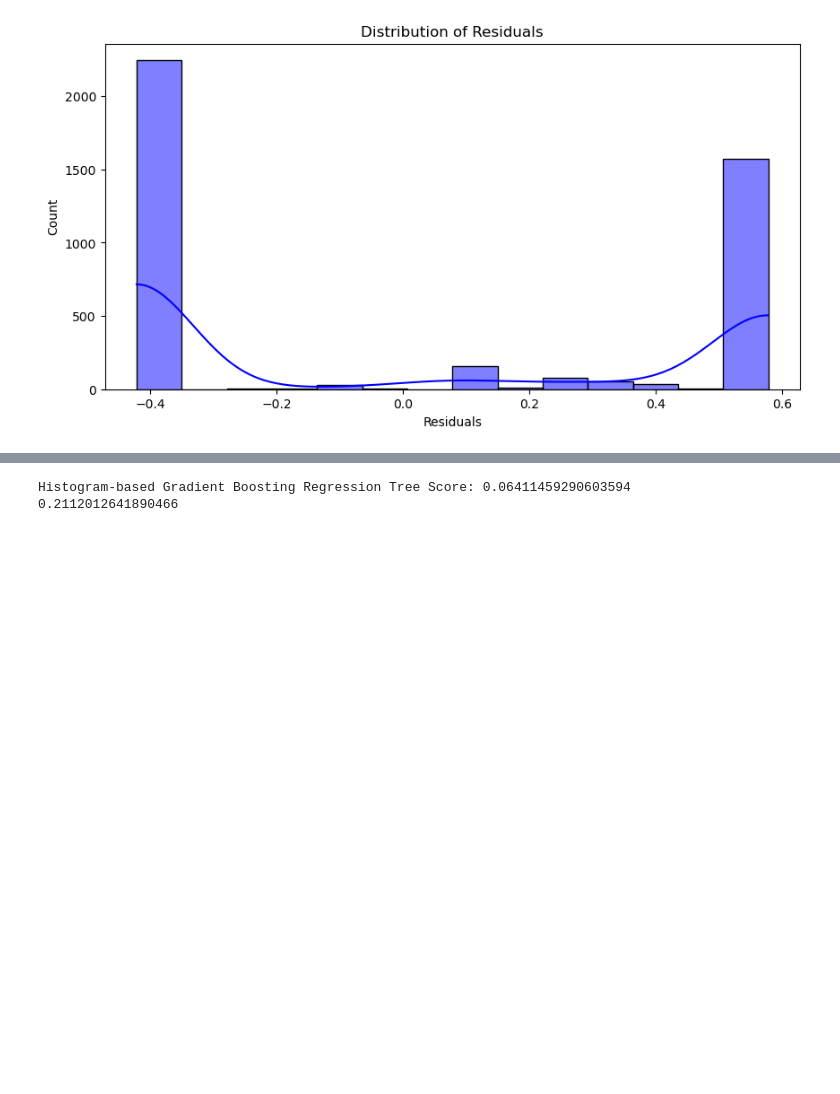
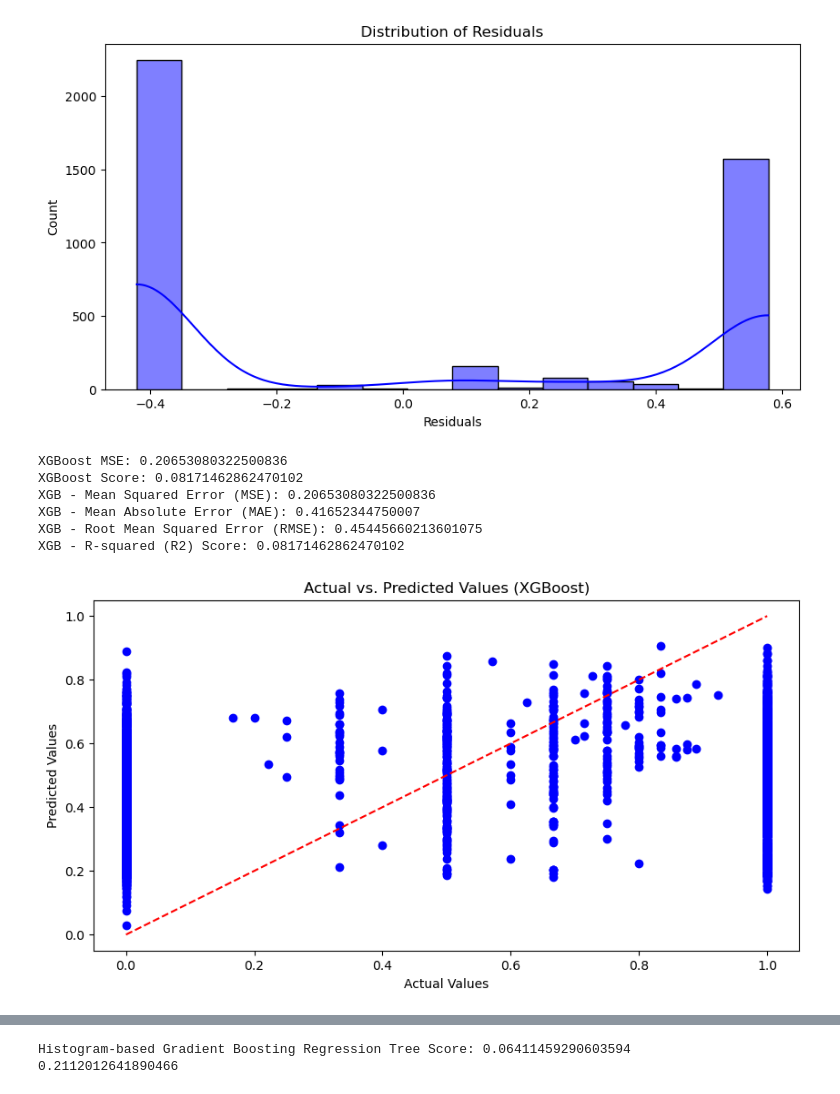
Before and after one commit to erika-ld/CPSC483-Machine-Learning-Project, a Jupyter notebook: evaluation_and_analysis_copy.ipynb, the cells around one changed output, grey strips where cells are left out. Cells and saved outputs as stored; diff of their text form; code cells hidden in the pictures; blank space fills up the shorter version.

Commit message:
Updated the new eval and analysis notebook w/ xgb code & plots

```diff
--- a/evaluation_and_analysis_copy.ipynb
+++ b/evaluation_and_analysis_copy.ipynb
@@ -417,3 +417,57 @@ plt.title('Distribution of Residuals')
 plt.show()
 # %% [output]
 [figure]
+# %%
+#Extreme Gradient Boosting
+#XGB on the processed dataset
+xgb_r = xg.XGBRegressor(objective ='reg:squarederror', n_estimators = 10, seed = 123)
+xgb_r.fit(X_train_copy, y_train_copy)
+y_predict_xgb = xgb_r.predict(X_test_copy)
+
+# Saving the trained XBG model
+mse_xgb = mean_squared_error(y_test_copy, y_predict_xgb)
+print("XGBoost MSE:", mse_xgb)
+
+filename_xgb = 'finalized_model_XGB1.model'
+pickle.dump(xgb_r, open(filename_xgb, 'wb'))
+
+# Loading the XGBoost model and evaluating its performance
+loaded_xgb_model = pickle.load(open(filename_xgb, 'rb'))
+result_xgbr = xgb_r.score(X_test_copy, y_test_copy)
+print("XGBoost Score:", result_xgbr)
+
+# Evaluating XGBoost performance using different metrics
+
+# Mean Squared Error (MSE)
+mse_xgb = mean_squared_error(y_test_copy, y_predict_xgb)
+print("XGB - Mean Squared Error (MSE):", mse_xgb)
+
+# Mean Absolute Error (MAE)
+mae_xgb = mean_absolute_error(y_test_copy, y_predict_xgb)
+print(f'XGB - Mean Absolute Error (MAE): {mae_xgb}')
+
+# Root Mean Squared Error (RMSE)
+rmse_xgb = (mse_xgb ** 0.5)
+print(f'XGB - Root Mean Squared Error (RMSE): {rmse_xgb}')
+
+# R-squared (R2 Score)
+r2_xgb = r2_score(y_test_copy, y_predict_xgb)
+print(f"XGB - R-squared (R2) Score:", r2_xgb)
+# %% [output]
+XGBoost MSE: 0.20653080322500836
+XGBoost Score: 0.08171462862470102
+XGB - Mean Squared Error (MSE): 0.20653080322500836
+XGB - Mean Absolute Error (MAE): 0.41652344750007
+XGB - Root Mean Squared Error (RMSE): 0.45445660213601075
+XGB - R-squared (R2) Score: 0.08171462862470102
+# %%
+#Actual vs Predicted Plot
+plt.figure(figsize=(10, 5))
+plt.scatter(y_test_copy, y_predict_xgb, color='blue')
+plt.plot([min(y_test_copy), max(y_test_copy)], [min(y_test_copy), max(y_test_copy)], color='red', linestyle='--')
+plt.xlabel('Actual Values')
+plt.ylabel('Predicted Values')
+plt.title('Actual vs. Predicted Values (XGBoost)')
+plt.show()
+# %% [output]
+[figure, added]
```
Also changed, not shown: parts of 2 cells of this notebook.
